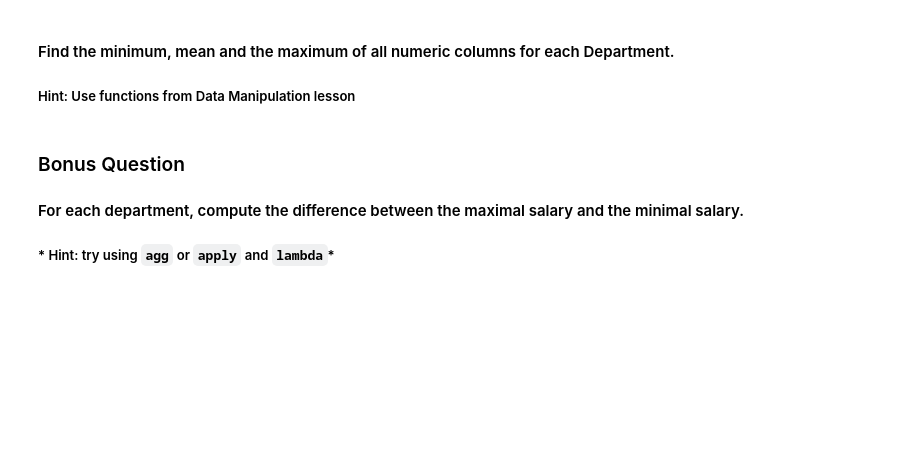
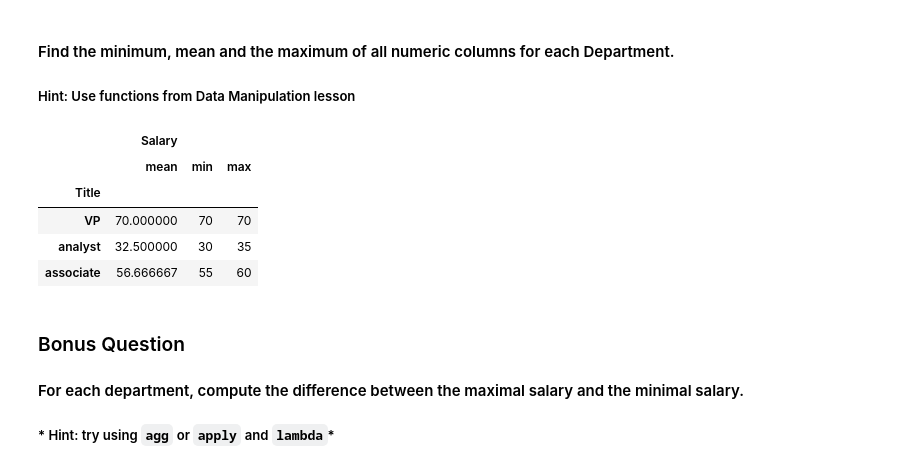
Before and after one commit to JavierLuna/data-labs, a Jupyter notebook: module-2/lab-subsetting-and-descriptive-stats/your-code/main.ipynb, the cells around one changed output. Saved outputs shown, nothing was run; the diff lists cells and outputs as text; code cells hidden in the pictures; blank space fills up the shorter version.

```diff
--- a/module-2/lab-subsetting-and-descriptive-stats/your-code/main.ipynb
+++ b/module-2/lab-subsetting-and-descriptive-stats/your-code/main.ipynb
@@ -252,6 +292,14 @@ Name: Name, dtype: object
 ##### Hint: Use functions from Data Manipulation lesson
 # %%
 # your answer here
+employee.groupby(by = "Title").agg({"Salary":["mean", "min", "max"]})
+# %% [output]
+|  | Salary |  |  |
+|  | mean | min | max |
+| Title |  |  |  |
+| VP | 70.000000 | 70 | 70 |
+| analyst | 32.500000 | 30 | 35 |
+| associate | 56.666667 | 55 | 60 |
 # %% [markdown]
 ### Bonus Question
 
```
Also changed, not shown: parts of 14 cells of this notebook.
